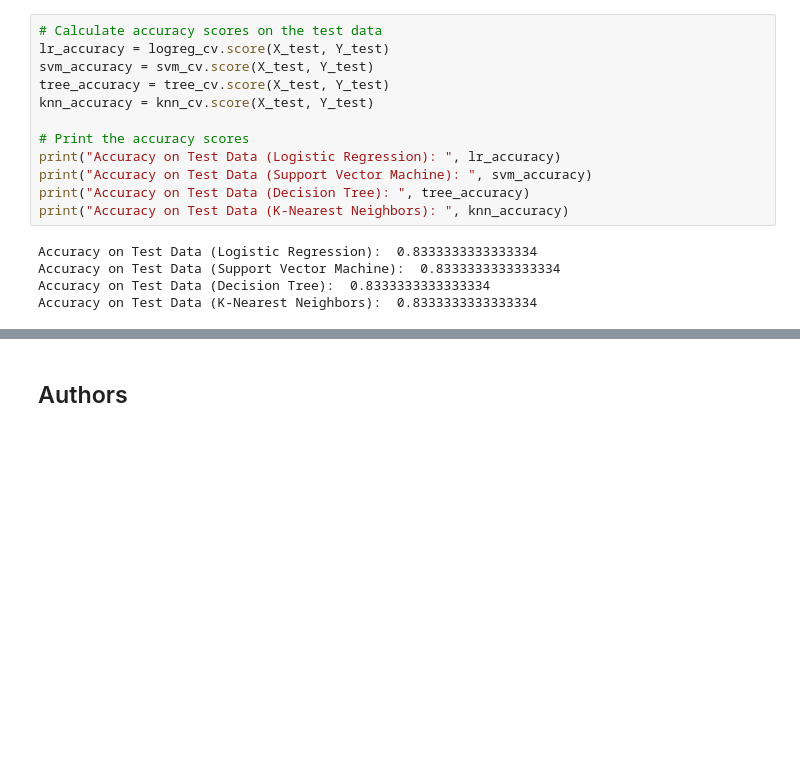
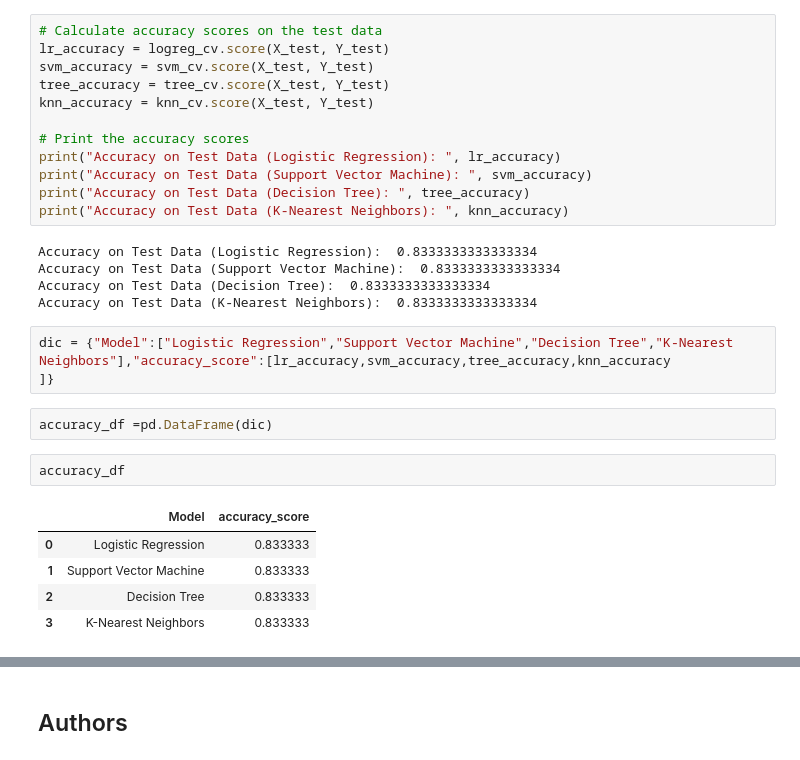
Before and after one commit to prasadiitian/Spacex_Falcon9_Project_final, a Jupyter notebook: SpaceX_Machine_Learning_Prediction_Part_5.jupyterlite.ipynb, the cells around one changed output, grey strips where cells are left out. Cells and saved outputs as stored; diff of their text form; blank space fills up the shorter version.

```diff
--- a/SpaceX_Machine_Learning_Prediction_Part_5.jupyterlite.ipynb
+++ b/SpaceX_Machine_Learning_Prediction_Part_5.jupyterlite.ipynb
@@ -372,3 +372,16 @@ Accuracy on Test Data (Logistic Regression):  0.8333333333333334
 Accuracy on Test Data (Support Vector Machine):  0.8333333333333334
 Accuracy on Test Data (Decision Tree):  0.8333333333333334
 Accuracy on Test Data (K-Nearest Neighbors):  0.8333333333333334
+# %%
+dic = {"Model":["Logistic Regression","Support Vector Machine","Decision Tree","K-Nearest Neighbors"],"accuracy_score":[lr_accuracy,svm_accuracy,tree_accuracy,knn_accuracy
+]}
+# %%
+accuracy_df =pd.DataFrame(dic)
+# %%
+accuracy_df
+# %% [output]
+|  | Model | accuracy_score |
+| 0 | Logistic Regression | 0.833333 |
+| 1 | Support Vector Machine | 0.833333 |
+| 2 | Decision Tree | 0.833333 |
+| 3 | K-Nearest Neighbors | 0.833333 |
```
Also changed, not shown: parts of 2 cells of this notebook, 5 other files.
